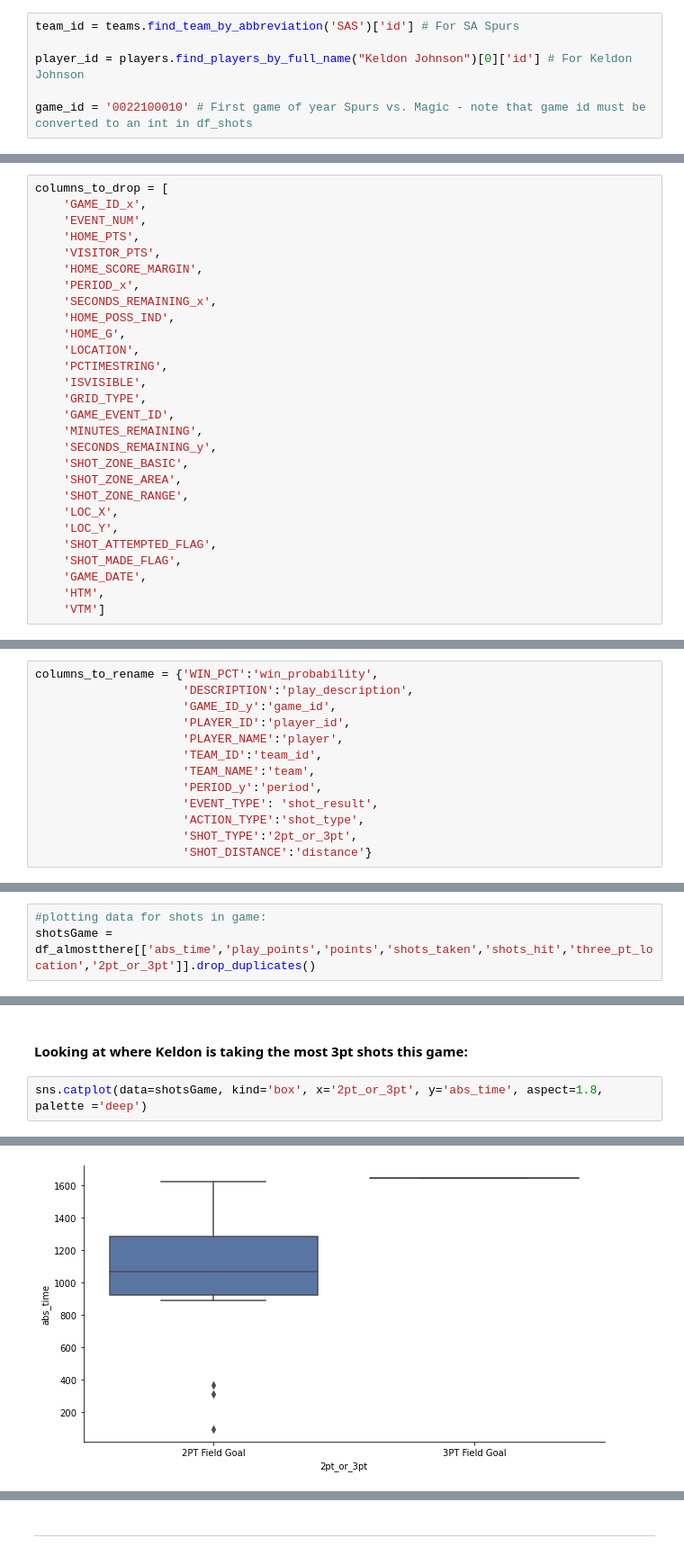
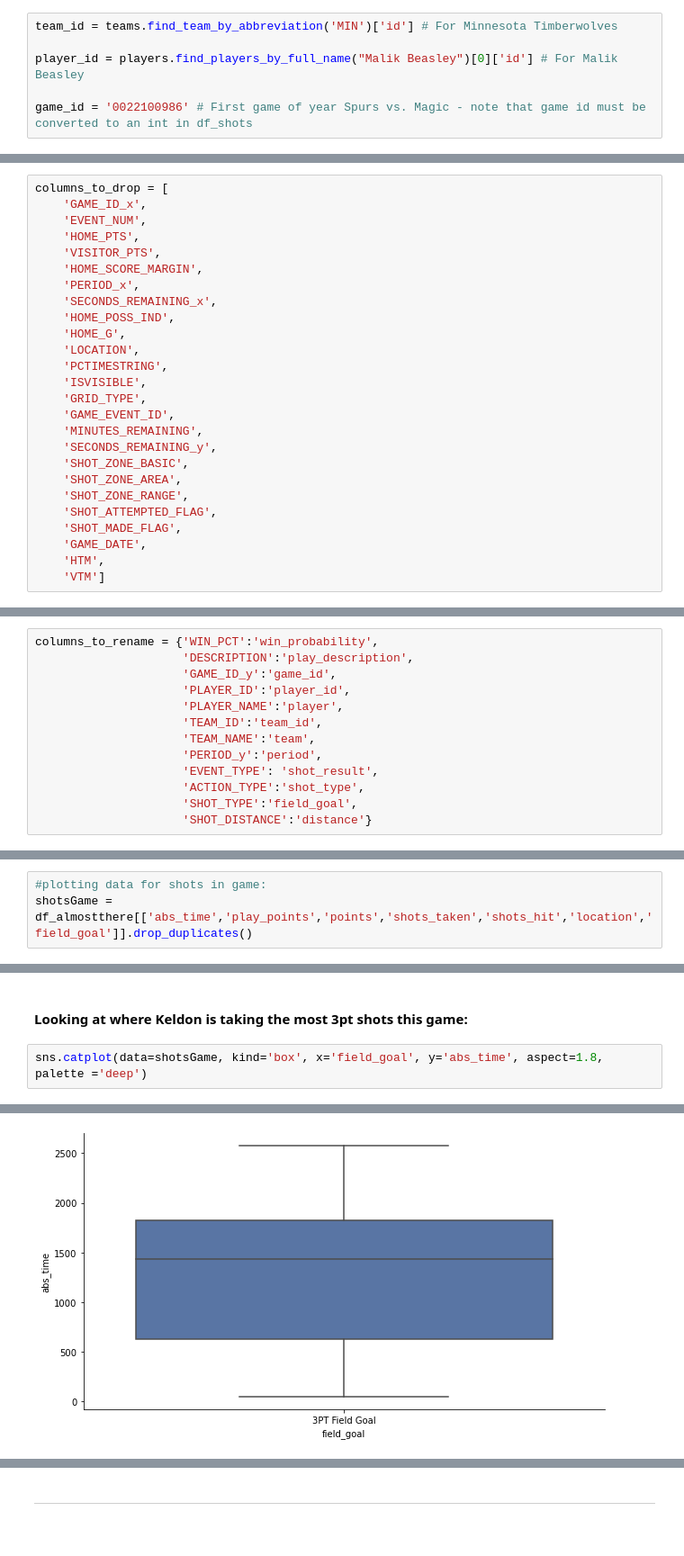
Before and after one commit to Eyring-Miller-Muriithi-capstone/shot-caller-for-ballers, a Jupyter notebook: Notebooks/Jen/Eyring-2021-22 Game df.ipynb, the cells around one changed output, grey strips where cells are left out. Shown at 90% size. Cells and saved outputs as stored; diff of their text form.

```diff
--- a/Notebooks/Jen/Eyring-2021-22 Game df.ipynb
+++ b/Notebooks/Jen/Eyring-2021-22 Game df.ipynb
@@ -149,8 +166,8 @@ df_shots.head()
 ## Let's see if this works!
 Creating a Test case using the Spurs and Keldon Johnson.
 # %%
-team_id = teams.find_team_by_abbreviation('SAS')['id'] # For SA Spurs
+team_id = teams.find_team_by_abbreviation('MIN')['id'] # For Minnesota Timberwolves
 
-player_id = players.find_players_by_full_name("Keldon Johnson")[0]['id'] # For Keldon Johnson
+player_id = players.find_players_by_full_name("Malik Beasley")[0]['id'] # For Malik Beasley
 
-game_id = '0022100010' # First game of year Spurs vs. Magic - note that game id must be converted to an int in df_shots
+game_id = '0022100986' # First game of year Spurs vs. Magic - note that game id must be converted to an int in df_shots
@@ -410,8 +452,6 @@ columns_to_drop = [
     'SHOT_ZONE_BASIC',
     'SHOT_ZONE_AREA',
     'SHOT_ZONE_RANGE',
-    'LOC_X',
-    'LOC_Y',
     'SHOT_ATTEMPTED_FLAG',
     'SHOT_MADE_FLAG',
     'GAME_DATE',
@@ -451,7 +491,7 @@ columns_to_rename = {'WIN_PCT':'win_probability',
                      'PERIOD_y':'period',
                      'EVENT_TYPE': 'shot_result',
                      'ACTION_TYPE':'shot_type',
-                     'SHOT_TYPE':'2pt_or_3pt',
+                     'SHOT_TYPE':'field_goal',
                      'SHOT_DISTANCE':'distance'}
 # %%
 df_almostthere = df_almostthere.rename(columns = columns_to_rename)
@@ -489,7 +529,7 @@ df_almostthere.head()
 ________________________________________________
 # %%
 #plotting data for shots in game:
-shotsGame = df_almostthere[['abs_time','play_points','points','shots_taken','shots_hit','three_pt_location','2pt_or_3pt']].drop_duplicates()
+shotsGame = df_almostthere[['abs_time','play_points','points','shots_taken','shots_hit','location','field_goal']].drop_duplicates()
 # %%
 #just looking at what it holds:
 shotsGame.head()
@@ -504,10 +544,10 @@ shotsGame.head()
 # %% [markdown]
 #### Looking at where Keldon is taking the most 3pt shots this game:
 # %%
-sns.catplot(data=shotsGame, kind='box', x='2pt_or_3pt', y='abs_time', aspect=1.8, palette ='deep')
+sns.catplot(data=shotsGame, kind='box', x='field_goal', y='abs_time', aspect=1.8, palette ='deep')
 # %% [output]
 <seaborn.axisgrid.FacetGrid at 0x...>
-[figure, old version]
+[figure, new version]
 # %%
 sns.catplot(data=shotsGame, kind='box', x='play_points', y='abs_time', aspect=1.8, palette ='deep')
 # %% [output]
```
Also changed, not shown: parts of 31 cells of this notebook.
